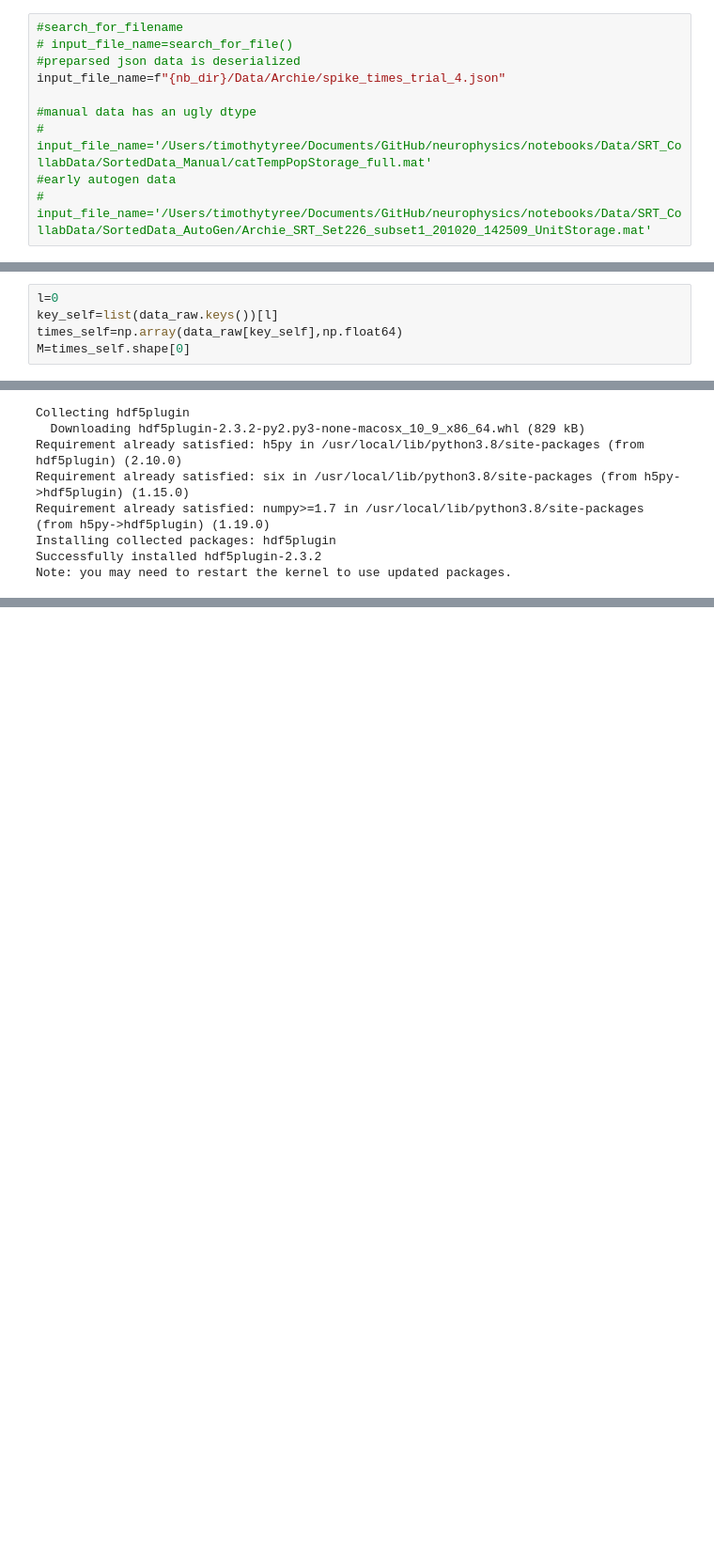
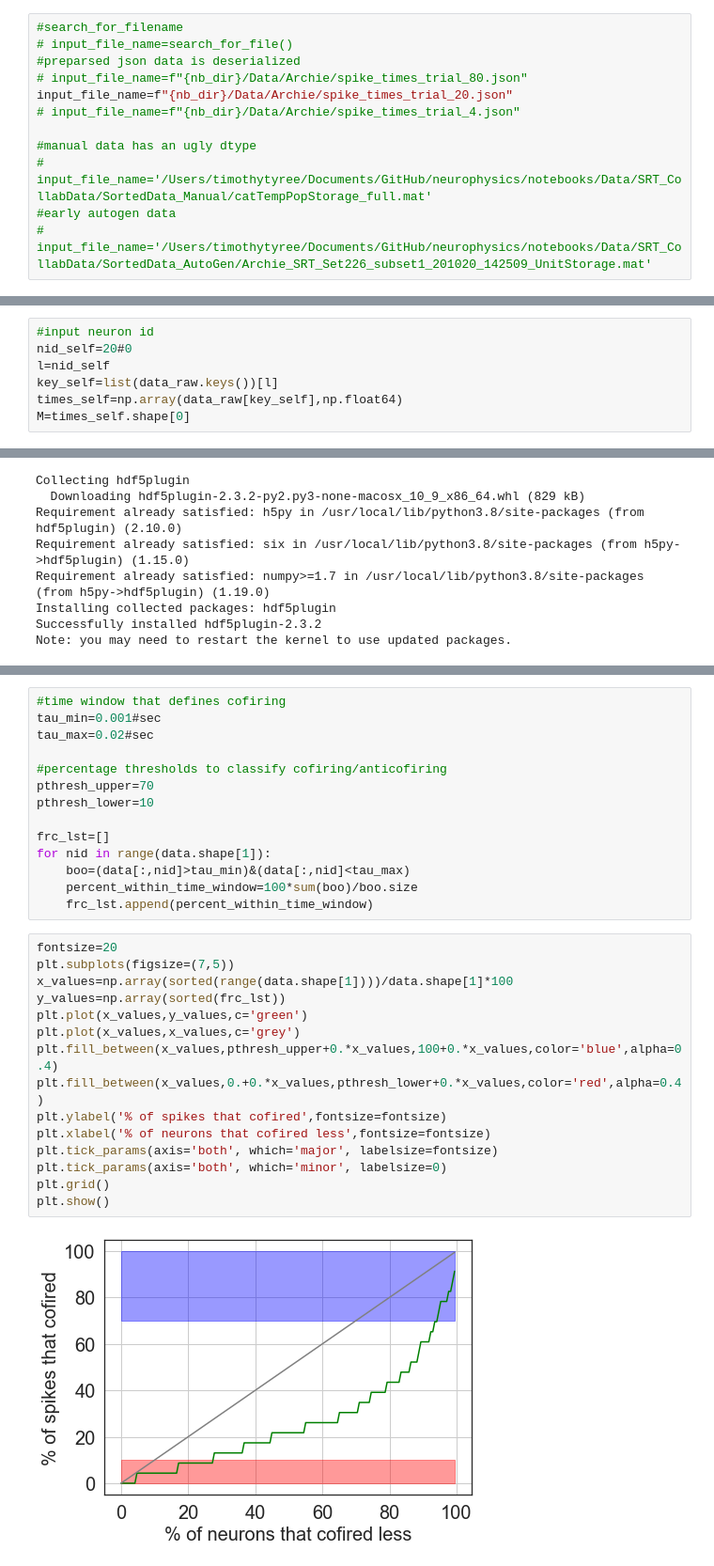
Before and after one commit to TimtheTyrant/neurophysics, a Jupyter notebook: notebooks/animating dimension reduction of spike times as point processes.ipynb, the cells around one changed output, grey strips where cells are left out. Shown at 94% size. Drawn from its saved outputs; the diff is of its cells as text; blank space fills up the shorter version.

```diff
--- a/notebooks/animating dimension reduction of spike times as point processes.ipynb
+++ b/notebooks/animating dimension reduction of spike times as point processes.ipynb
@@ -14,7 +14,9 @@ import json,os
 #search_for_filename
 # input_file_name=search_for_file()
 #preparsed json data is deserialized
-input_file_name=f"{nb_dir}/Data/Archie/spike_times_trial_4.json"
+# input_file_name=f"{nb_dir}/Data/Archie/spike_times_trial_80.json"
+input_file_name=f"{nb_dir}/Data/Archie/spike_times_trial_20.json"
+# input_file_name=f"{nb_dir}/Data/Archie/spike_times_trial_4.json"
 
 #manual data has an ugly dtype
 # input_file_name='/Users/timothytyree/Documents/GitHub/neurophysics/notebooks/Data/SRT_CollabData/SortedData_Manual/catTempPopStorage_full.mat'
@@ -43,5 +45,7 @@ for n,key in enumerate(data_raw.keys()):
 # %%
-l=0
+#input neuron id
+nid_self=20#0
+l=nid_self
 key_self=list(data_raw.keys())[l]
 times_self=np.array(data_raw[key_self],np.float64)
 M=times_self.shape[0]
@@ -293,0 +346,31 @@ Note: you may need to restart the kernel to use updated packages.
+# %%
+#time window that defines cofiring
+tau_min=0.001#sec
+tau_max=0.02#sec
+
+#percentage thresholds to classify cofiring/anticofiring
+pthresh_upper=70
+pthresh_lower=10
+
+frc_lst=[]
+for nid in range(data.shape[1]):
+    boo=(data[:,nid]>tau_min)&(data[:,nid]<tau_max)
+    percent_within_time_window=100*sum(boo)/boo.size
+    frc_lst.append(percent_within_time_window)
+# %%
+fontsize=20
+plt.subplots(figsize=(7,5))
+x_values=np.array(sorted(range(data.shape[1])))/data.shape[1]*100
+y_values=np.array(sorted(frc_lst))
+plt.plot(x_values,y_values,c='green')
+plt.plot(x_values,x_values,c='grey')
+plt.fill_between(x_values,pthresh_upper+0.*x_values,100+0.*x_values,color='blue',alpha=0.4)
+plt.fill_between(x_values,0.+0.*x_values,pthresh_lower+0.*x_values,color='red',alpha=0.4)
+plt.ylabel('% of spikes that cofired',fontsize=fontsize)
+plt.xlabel('% of neurons that cofired less',fontsize=fontsize)
+plt.tick_params(axis='both', which='major', labelsize=fontsize)
+plt.tick_params(axis='both', which='minor', labelsize=0)
+plt.grid()
+plt.show()
+# %% [output]
+[figure, added]
```
Also changed, not shown: parts of 52 cells of this notebook, 1 other file.
